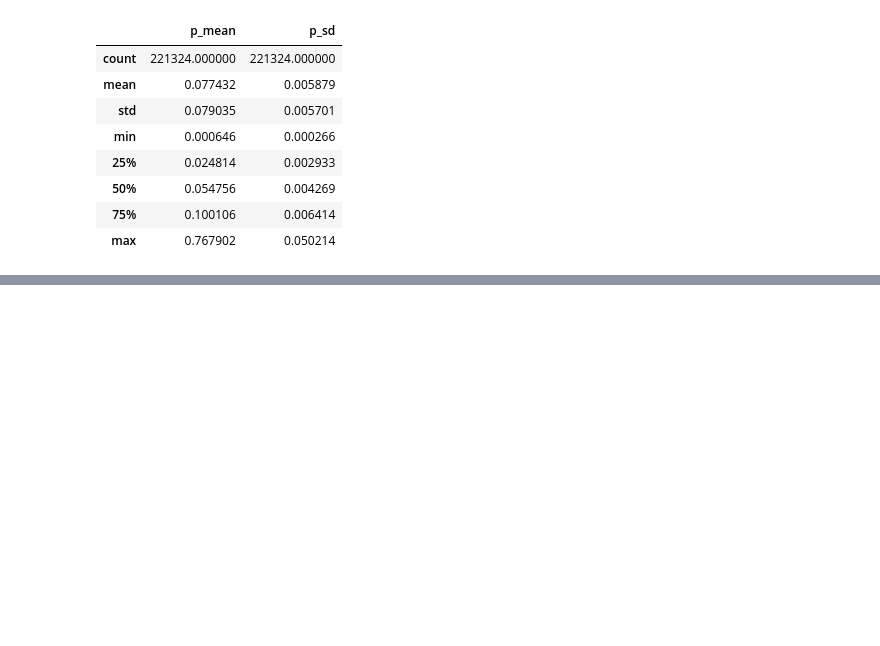
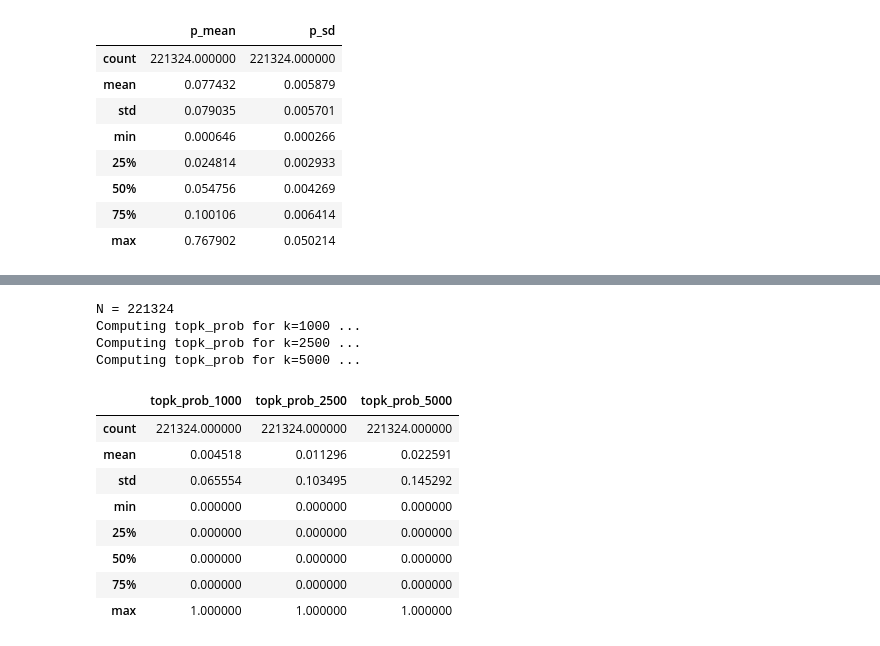
Before and after one commit to Habnetic/resilient-housing-bayes, a Jupyter notebook: notebooks/08_decisions_stability_v1b.ipynb, the cells around one changed output, grey strips where cells are left out. Cells and saved outputs as stored; diff of their text form; code cells hidden in the pictures; blank space fills up the shorter version.

```diff
--- a/notebooks/08_decisions_stability_v1b.ipynb
+++ b/notebooks/08_decisions_stability_v1b.ipynb
@@ -112,12 +78,3 @@ df[["E_std", "H_std"]].describe()
 | 50% | 3.721504e-01 | -0.127685 |
 | 75% | 6.694667e-01 | 0.408261 |
 | max | 2.699387e+00 | 4.283368 |
-# %%
-# logits: (S, N)
-logits = alpha[:, None] + beta_E[:, None] * df["E_std"].to_numpy()[None, :] + beta_H[:, None] * df["H_std"].to_numpy()[None, :]
-
-# sigmoid safely
-p = 1.0 / (1.0 + np.exp(-logits))
-
-print("p shape:", p.shape)
-print("p min/max:", float(p.min()), float(p.max()))
@@ -199 +149,30 @@ Name: topk_prob, dtype: float64
+# %%
+k_values = [1000, 2500, 5000]
+print("N =", N)
+
+for k in k_values:
+    print(f"Computing topk_prob for k={k} ...")
+    df[f"topk_prob_{k}"] = compute_topk_prob(
+        alpha, beta_E, beta_H,
+        df["E_std"].to_numpy(),
+        df["H_std"].to_numpy(),
+        k=k,
+        draw_chunk=200
+    )
+
+df[[f"topk_prob_{k}" for k in k_values]].describe()
+# %% [output]
+N = 221324
+Computing topk_prob for k=1000 ...
+Computing topk_prob for k=2500 ...
+Computing topk_prob for k=5000 ...
+|  | topk_prob_1000 | topk_prob_2500 | topk_prob_5000 |
+| count | 221324.000000 | 221324.000000 | 221324.000000 |
+| mean | 0.004518 | 0.011296 | 0.022591 |
+| std | 0.065554 | 0.103495 | 0.145292 |
+| min | 0.000000 | 0.000000 | 0.000000 |
+| 25% | 0.000000 | 0.000000 | 0.000000 |
+| 50% | 0.000000 | 0.000000 | 0.000000 |
+| 75% | 0.000000 | 0.000000 | 0.000000 |
+| max | 1.000000 | 1.000000 | 1.000000 |
 # %%
```
Also changed, not shown: parts of 15 cells of this notebook, 10 other files.
